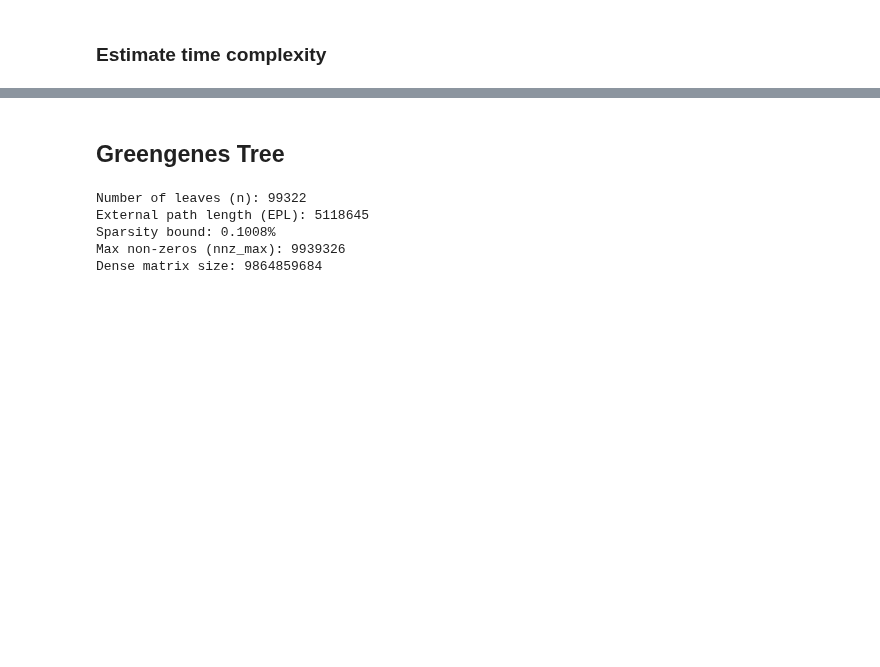
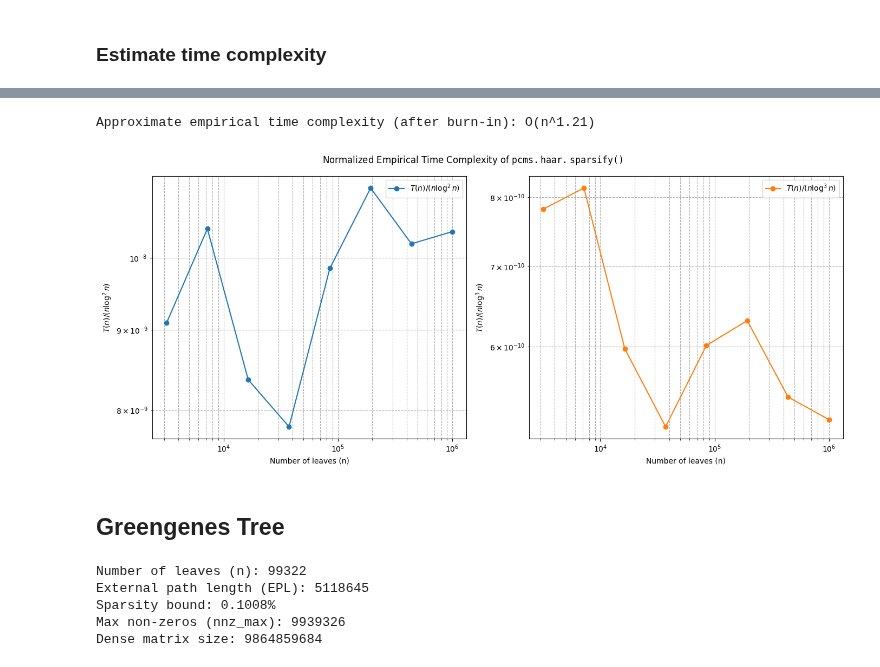
Before and after one commit to spsvihla/pcms, a Jupyter notebook: notebooks/sparsification_example.ipynb, the cells around one changed output, grey strips where cells are left out. Drawn from its saved outputs; the diff is of its cells as text; code cells hidden in the pictures; blank space fills up the shorter version.

```diff
--- a/notebooks/sparsification_example.ipynb
+++ b/notebooks/sparsification_example.ipynb
@@ -186,3 +197,49 @@ Approximate empirical time complexity (after burn-in): O(n^1.21)
+# %%
+burn_in = 7
+sizes_fit = sizes[burn_in:]
+means_fit = means[burn_in:]
+
+# Log-log fit on the means
+log_sizes = np.log10(sizes_fit)
+log_means = np.log10(means_fit)
+
+slope_time, intercept_time, _, _, _ = linregress(log_sizes, log_means)
+print(f"Approximate empirical time complexity (after burn-in): O(n^{slope_time:.2f})")
+
+# Best-fit line over full x-axis range for visual
+fit_times = 10**(intercept_time + slope_time * np.log10(sizes))
+
+# --- Normalize ---
+T_over_nlogn2 = means_fit / (sizes_fit * np.log2(sizes_fit)**2)
+T_over_nlogn3 = means_fit / (sizes_fit * np.log2(sizes_fit)**3)
+
+# --- Plot side-by-side ---
+fig, axes = plt.subplots(1, 2, figsize=(14, 6))
+
+# ---- T(n)/[n log n] ----
+axes[0].plot(sizes_fit, T_over_nlogn2, 'o-', label=r'$T(n)/(n \log^2 n)$')
+axes[0].set_xscale('log')
+axes[0].set_yscale('log')
+axes[0].set_xlabel("Number of leaves (n)")
+axes[0].set_ylabel(r"$T(n)/(n \log^2 n)$")
+axes[0].grid(True, which="both", ls="--")
+axes[0].legend()
+
+# ---- T(n)/[n log^2 n] ----
+axes[1].plot(sizes_fit, T_over_nlogn3, 'o-', color='tab:orange', label=r'$T(n)/(n \log^3 n)$')
+axes[1].set_xscale('log')
+axes[1].set_yscale('log')
+axes[1].set_xlabel("Number of leaves (n)")
+axes[1].set_ylabel(r"$T(n)/(n \log^3 n)$")
+axes[1].grid(True, which="both", ls="--")
+axes[1].legend()
+
+plt.suptitle(r"Normalized Empirical Time Complexity of $\mathtt{pcms.haar.sparsify()}$")
+plt.tight_layout()
+plt.show()
+# %% [output]
+Approximate empirical time complexity (after burn-in): O(n^1.21)
+[figure, added]
 # %% [markdown]
 ## Greengenes Tree
 # %%
```
Also changed, not shown: parts of 14 cells of this notebook.
